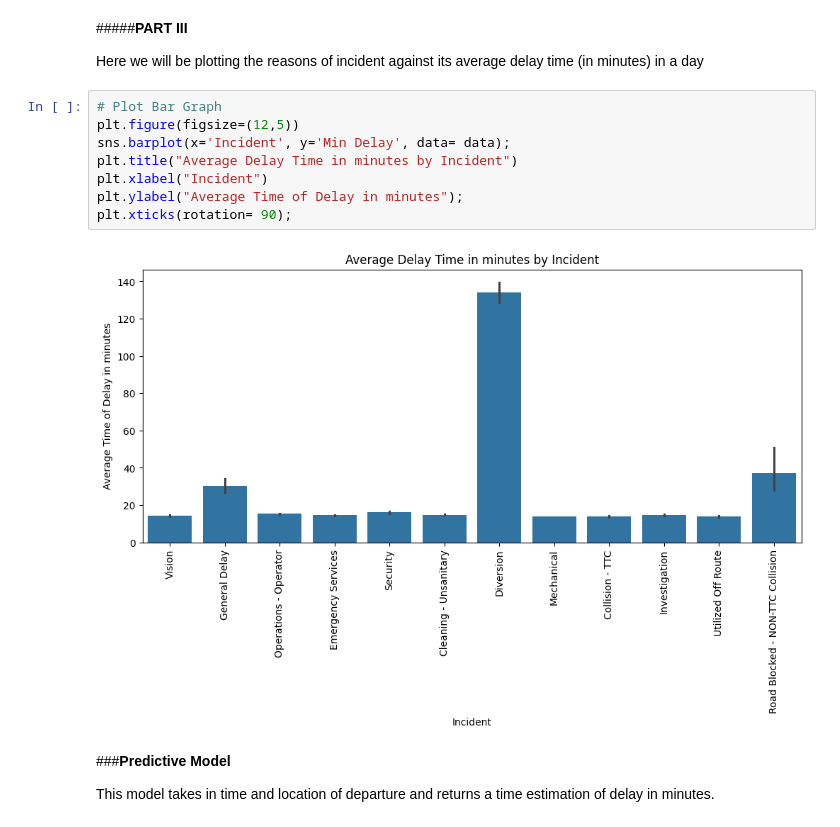
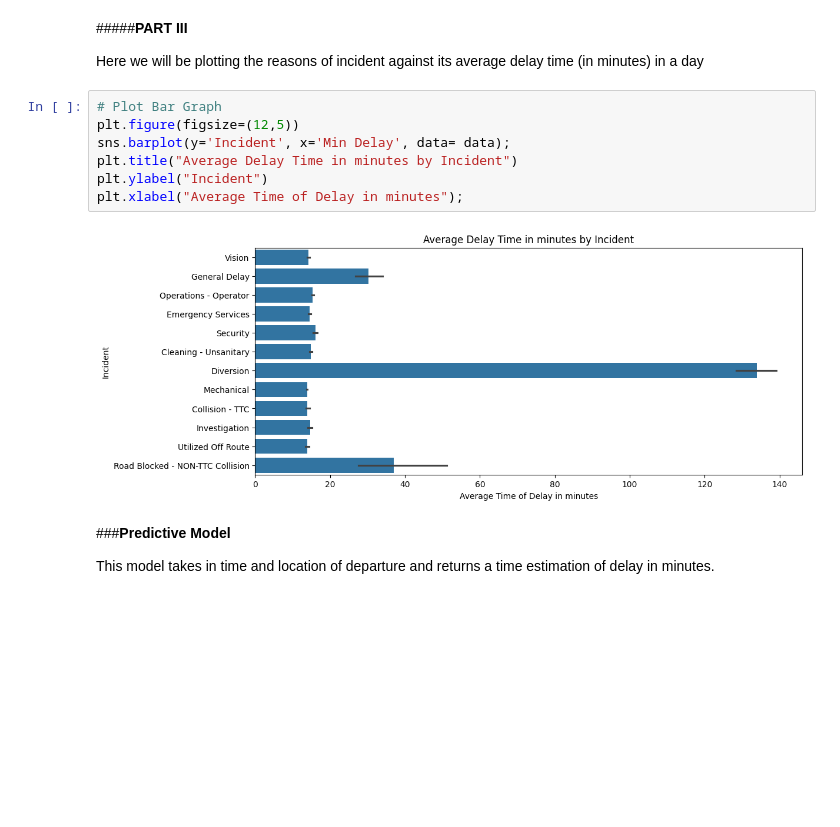
Before and after one commit to JYW5114/TTC_delay, a Jupyter notebook: TTC_Bus_Delays_.ipynb, the cells around one changed output. Saved outputs shown, nothing was run; the diff lists cells and outputs as text; blank space fills up the shorter version.

```diff
--- a/TTC_Bus_Delays_.ipynb
+++ b/TTC_Bus_Delays_.ipynb
@@ -83,13 +83,12 @@ Here we will be plotting the reasons of incident against its average delay time
 # %%
 # Plot Bar Graph
 plt.figure(figsize=(12,5))
-sns.barplot(x='Incident', y='Min Delay', data= data);
+sns.barplot(y='Incident', x='Min Delay', data= data);
 plt.title("Average Delay Time in minutes by Incident")
-plt.xlabel("Incident")
-plt.ylabel("Average Time of Delay in minutes");
-plt.xticks(rotation= 90);
+plt.ylabel("Incident")
+plt.xlabel("Average Time of Delay in minutes");
 # %% [output]
-[figure, old version]
+[figure, new version]
 # %% [markdown]
 ###**Predictive Model**
 
```
Also changed, not shown: parts of 2 cells of this notebook.
